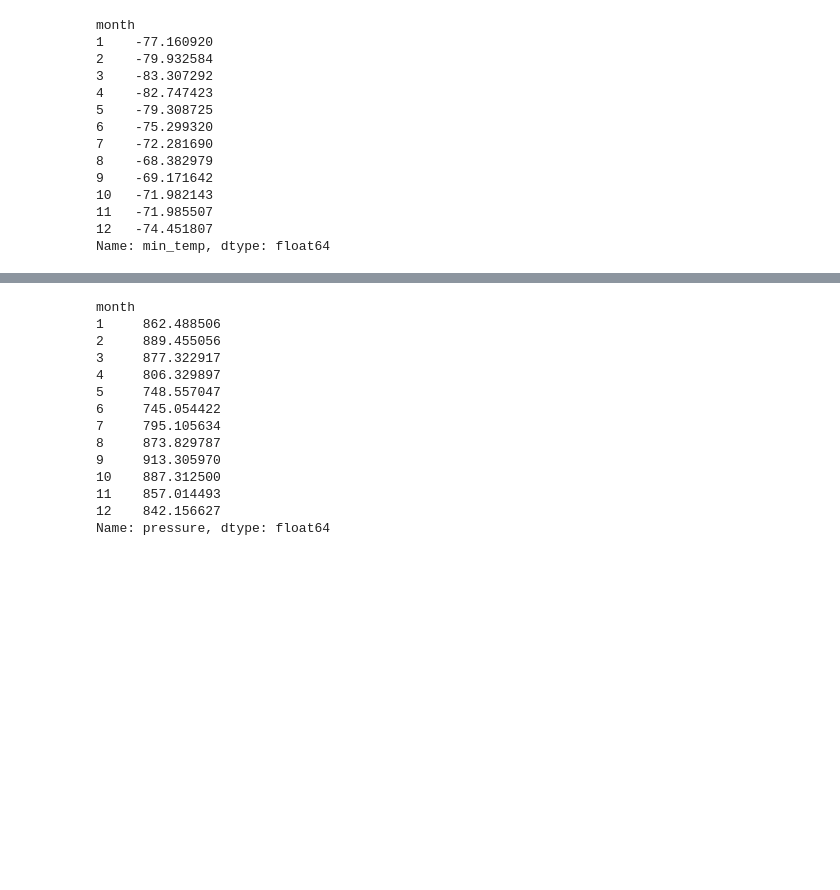
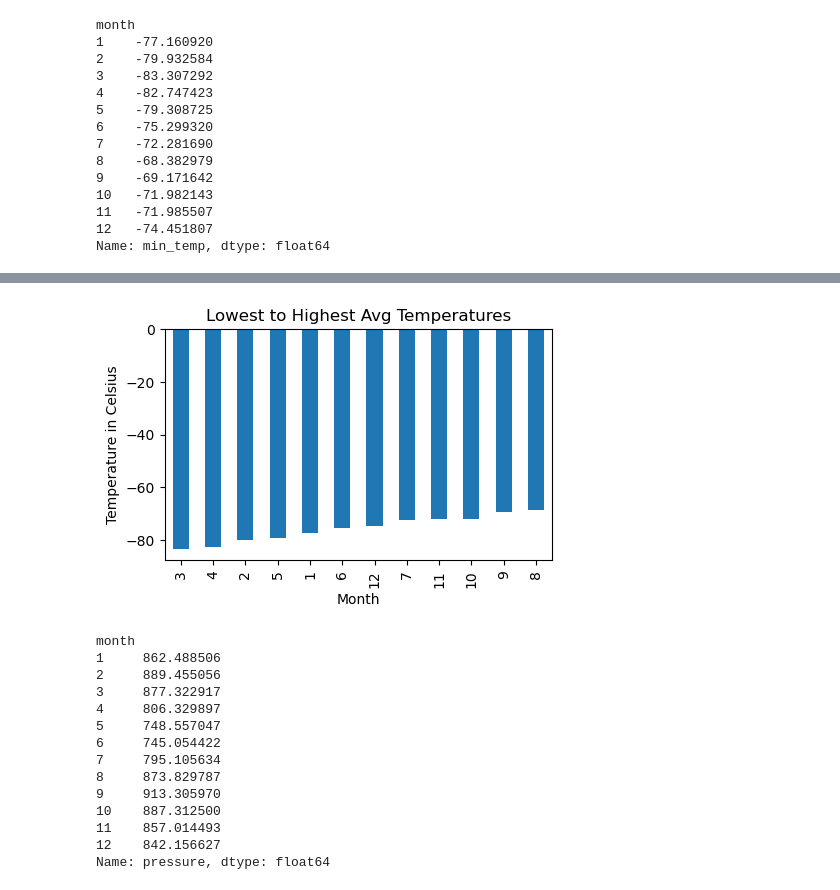
Before and after one commit to vincentpham/beautifulsoup-challenge, a Jupyter notebook: Starter_Code/part_2_mars_weather.ipynb, the cells around one changed output, grey strips where cells are left out. Saved outputs shown, nothing was run; the diff lists cells and outputs as text; code cells hidden in the pictures; blank space fills up the shorter version.

```diff
--- a/Starter_Code/part_2_mars_weather.ipynb
+++ b/Starter_Code/part_2_mars_weather.ipynb
@@ -173,2 +218,23 @@ Name: min_temp, dtype: float64
+# %%
+# Identify the coldest and hottest months in Curiosity's location
+
+sorted_avg_low_temp = avg_low_temp_by_month.sort_values()
+
+# Plotting the data
+plt.figure(figsize=(5, 3))
+sorted_avg_low_temp.plot(kind='bar')
+
+# Adding title and labels
+plt.title('Lowest to Highest Avg Temperatures')
+plt.xlabel('Month')
+plt.ylabel('Temperature in Celsius')
+
+# Show the plot
+plt.show()
+
+# month 3 is the coldest
+# month 8 is the hottest
+# %% [output]
+[figure, added]
 # %%
 # 4. Average pressure by Martian month
```
Also changed, not shown: parts of 17 cells of this notebook.
